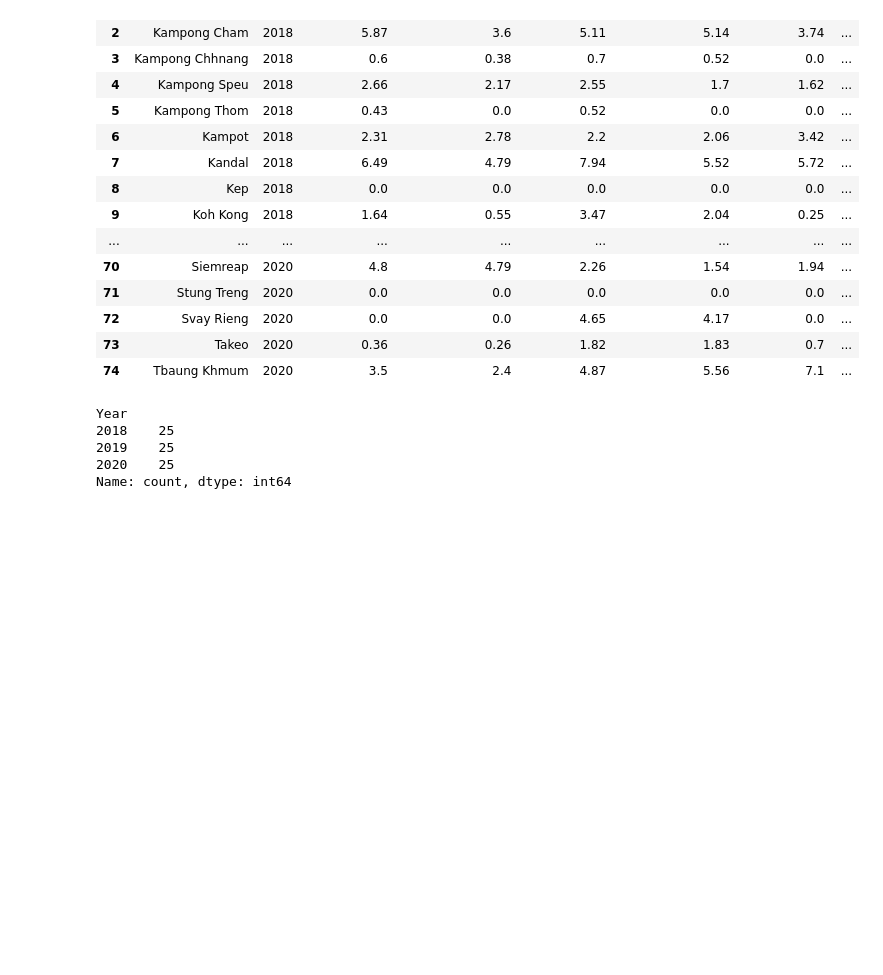
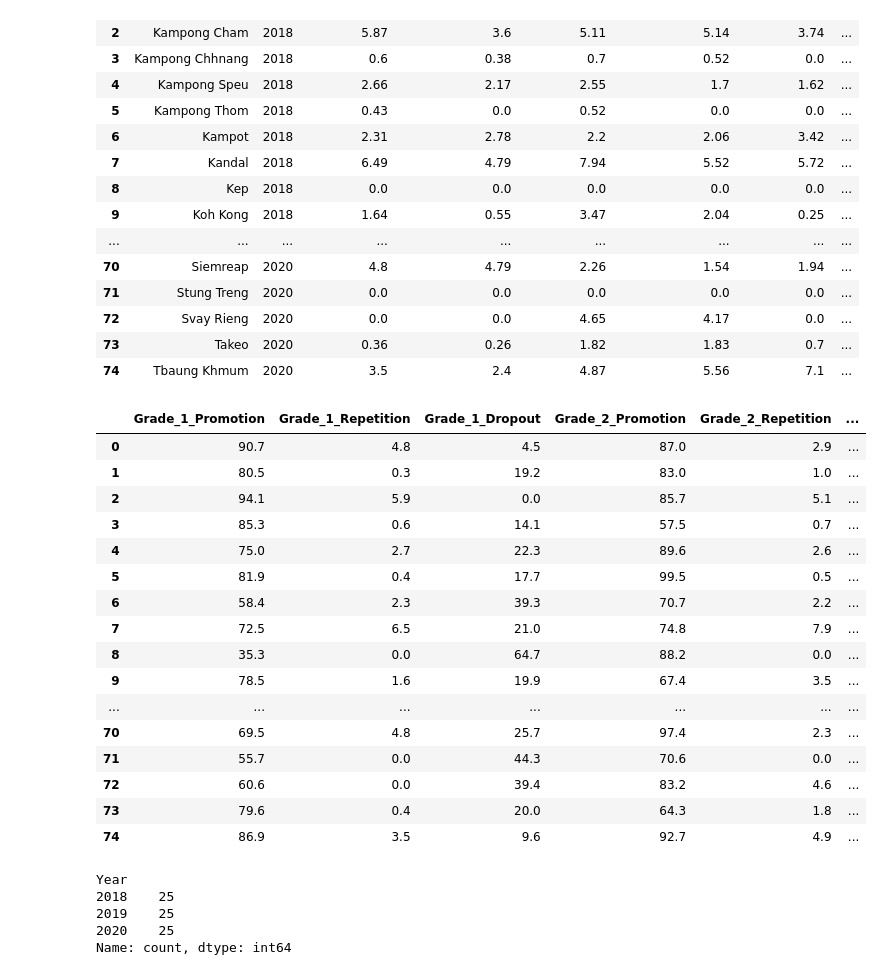
Before and after one commit to i-eat-tea/MINI_PROJECT_AMS_B_GROUP3, a Jupyter notebook: private_dashboard.ipynb, the cells around one changed output. Drawn from its saved outputs; the diff is of its cells as text; code cells hidden in the pictures; blank space fills up the shorter version.

```diff
--- a/private_dashboard.ipynb
+++ b/private_dashboard.ipynb
@@ -574,6 +583,26 @@ def restructure_to_cohort_flow(df: pd.DataFrame) -> pd.DataFrame:
 # restructured_df = restructure_to_cohort_flow(your_original_df)
 # %%
 combined_pri_flow=restructure_to_cohort_flow(combined_pri_flow)
+# %%
+combined_pri_flow
+# %% [output]
+|  | Grade_1_Promotion | Grade_1_Repetition | Grade_1_Dropout | Grade_2_Promotion | Grade_2_Repetition | ... |
+| 0 | 90.7 | 4.8 | 4.5 | 87.0 | 2.9 | ... |
+| 1 | 80.5 | 0.3 | 19.2 | 83.0 | 1.0 | ... |
+| 2 | 94.1 | 5.9 | 0.0 | 85.7 | 5.1 | ... |
+| 3 | 85.3 | 0.6 | 14.1 | 57.5 | 0.7 | ... |
+| 4 | 75.0 | 2.7 | 22.3 | 89.6 | 2.6 | ... |
+| 5 | 81.9 | 0.4 | 17.7 | 99.5 | 0.5 | ... |
+| 6 | 58.4 | 2.3 | 39.3 | 70.7 | 2.2 | ... |
+| 7 | 72.5 | 6.5 | 21.0 | 74.8 | 7.9 | ... |
+| 8 | 35.3 | 0.0 | 64.7 | 88.2 | 0.0 | ... |
+| 9 | 78.5 | 1.6 | 19.9 | 67.4 | 3.5 | ... |
+| ... | ... | ... | ... | ... | ... | ... |
+| 70 | 69.5 | 4.8 | 25.7 | 97.4 | 2.3 | ... |
+| 71 | 55.7 | 0.0 | 44.3 | 70.6 | 0.0 | ... |
+| 72 | 60.6 | 0.0 | 39.4 | 83.2 | 4.6 | ... |
+| 73 | 79.6 | 0.4 | 20.0 | 64.3 | 1.8 | ... |
+| 74 | 86.9 | 3.5 | 9.6 | 92.7 | 4.9 | ... |
 # %%
 combined_pri_flow['Year'].value_counts()
 # %% [output]
```
Also changed, not shown: parts of 5 cells of this notebook, 4 other files.
